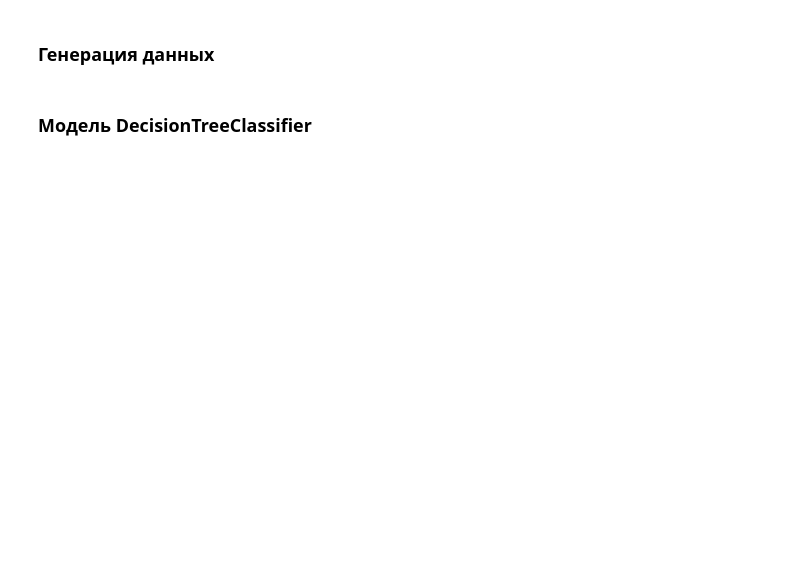
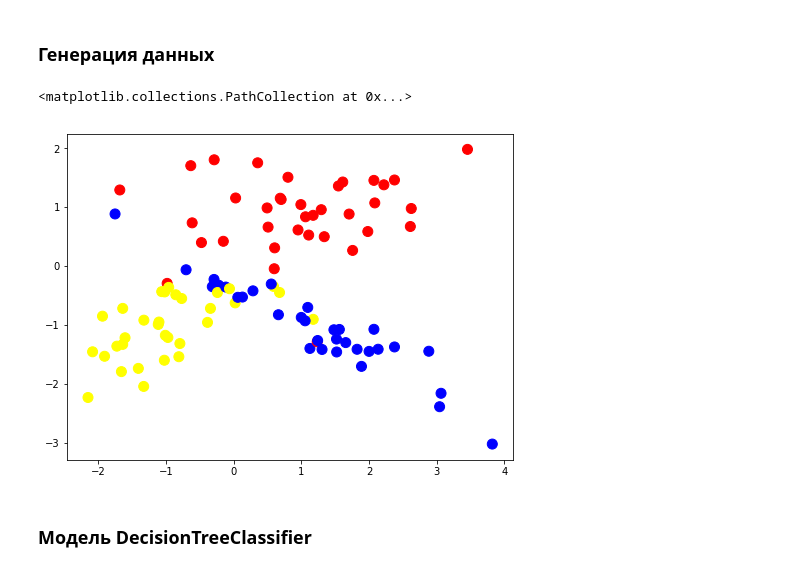
Before and after one commit to canorbal/Coursera_ML, a Jupyter notebook: supervised learning/4_week/sklearn.decision_trees.ipynb, the cells around one changed output. Saved outputs shown, nothing was run; the diff lists cells and outputs as text; code cells hidden in the pictures; blank space fills up the shorter version.

```diff
--- a/supervised learning/4_week/sklearn.decision_trees.ipynb
+++ b/supervised learning/4_week/sklearn.decision_trees.ipynb
@@ -24,8 +26,11 @@ colors = ListedColormap(['red', 'blue', 'yellow'])
 light_colors = ListedColormap(['lightcoral', 'lightblue', 'lightyellow'])
 # %%
 pylab.figure(figsize=(8,6))
-pylab.scatter(map(lambda x: x[0], classification_problem[0]), map(lambda x: x[1], classification_problem[0]),
+pylab.scatter(list(map(lambda x: x[0], classification_problem[0])), list(map(lambda x: x[1], classification_problem[0])),
               c=classification_problem[1], cmap=colors, s=100)
+# %% [output]
+<matplotlib.collections.PathCollection at 0x...>
+[figure, added]
 # %%
 train_data, test_data, train_labels, test_labels = cross_validation.train_test_split(classification_problem[0],
                                                                                      classification_problem[1],
```
Also changed, not shown: parts of 11 cells of this notebook, 46 other files.
